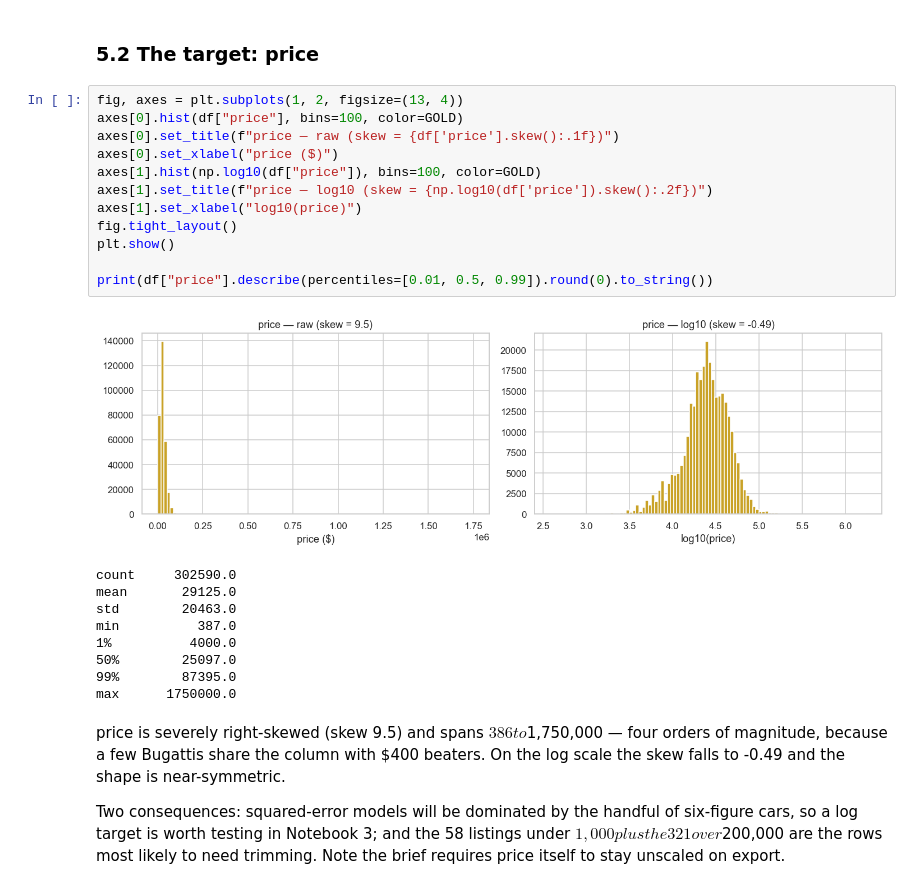
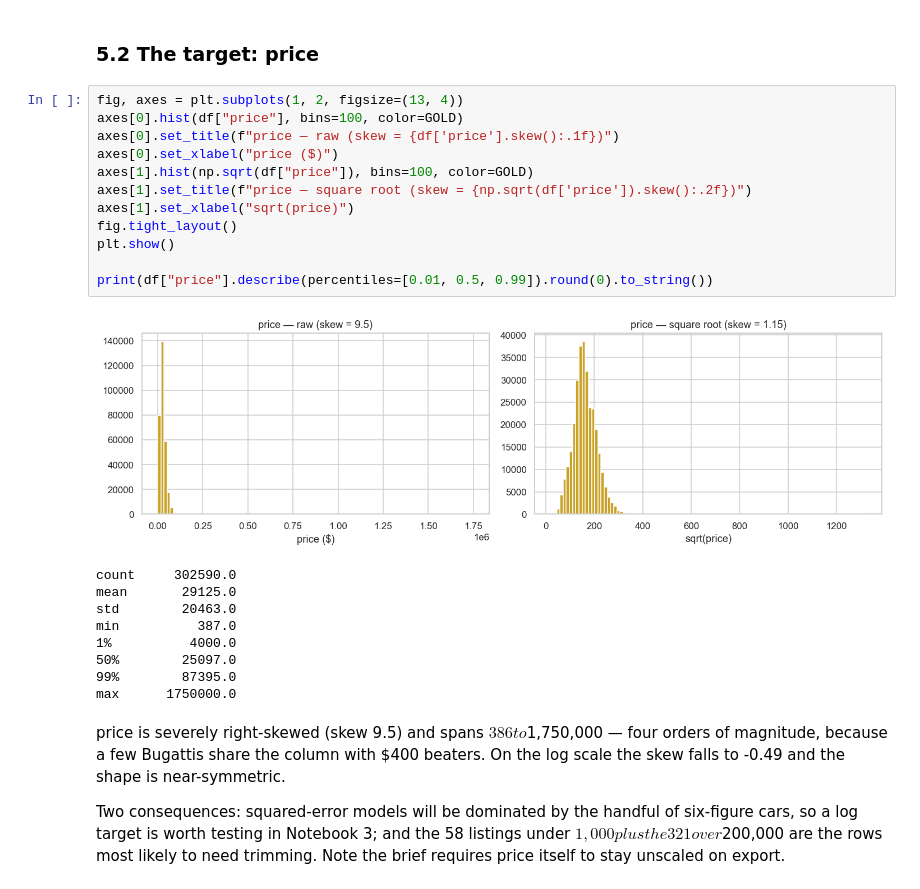
Before and after one commit to msds565-team4/MSDS565-CarSales-DataStars, a Jupyter notebook: notebooks/P1_CarSales-1_EDA_DataStars.ipynb, the cells around one changed output. Cells and saved outputs as stored; diff of their text form.

```diff
--- a/notebooks/P1_CarSales-1_EDA_DataStars.ipynb
+++ b/notebooks/P1_CarSales-1_EDA_DataStars.ipynb
@@ -342,17 +341,17 @@ well-behaved ones.
 # %%
 fig, axes = plt.subplots(1, 2, figsize=(13, 4))
 axes[0].hist(df["price"], bins=100, color=GOLD)
 axes[0].set_title(f"price — raw (skew = {df['price'].skew():.1f})")
 axes[0].set_xlabel("price ($)")
-axes[1].hist(np.log10(df["price"]), bins=100, color=GOLD)
-axes[1].set_title(f"price — log10 (skew = {np.log10(df['price']).skew():.2f})")
-axes[1].set_xlabel("log10(price)")
+axes[1].hist(np.sqrt(df["price"]), bins=100, color=GOLD)
+axes[1].set_title(f"price — square root (skew = {np.sqrt(df['price']).skew():.2f})")
+axes[1].set_xlabel("sqrt(price)")
 fig.tight_layout()
 plt.show()
 
 print(df["price"].describe(percentiles=[0.01, 0.5, 0.99]).round(0).to_string())
 # %% [output]
-[figure, old version]
+[figure, new version]
 count     302590.0
 mean       29125.0
 std        20463.0
```
Also changed, not shown: parts of 3 cells of this notebook.
